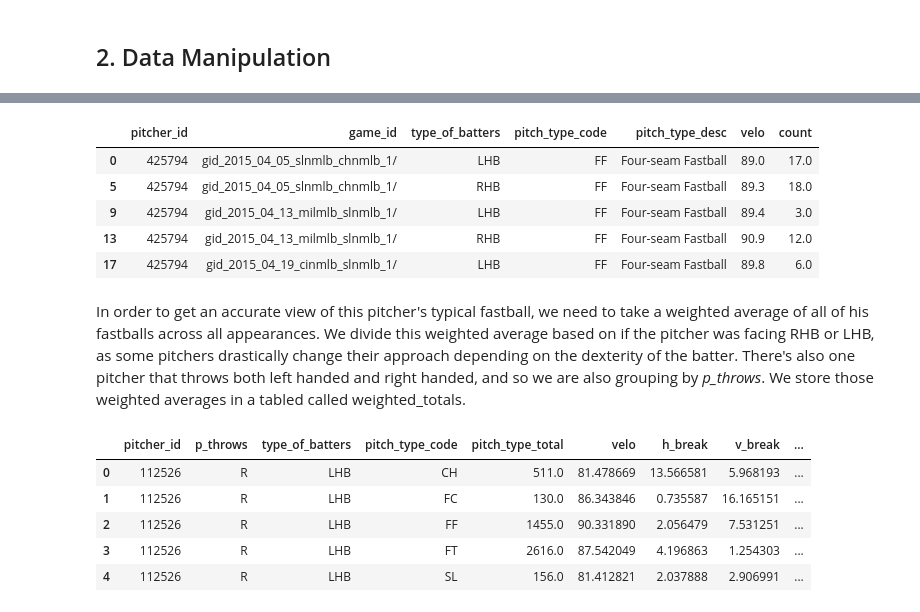
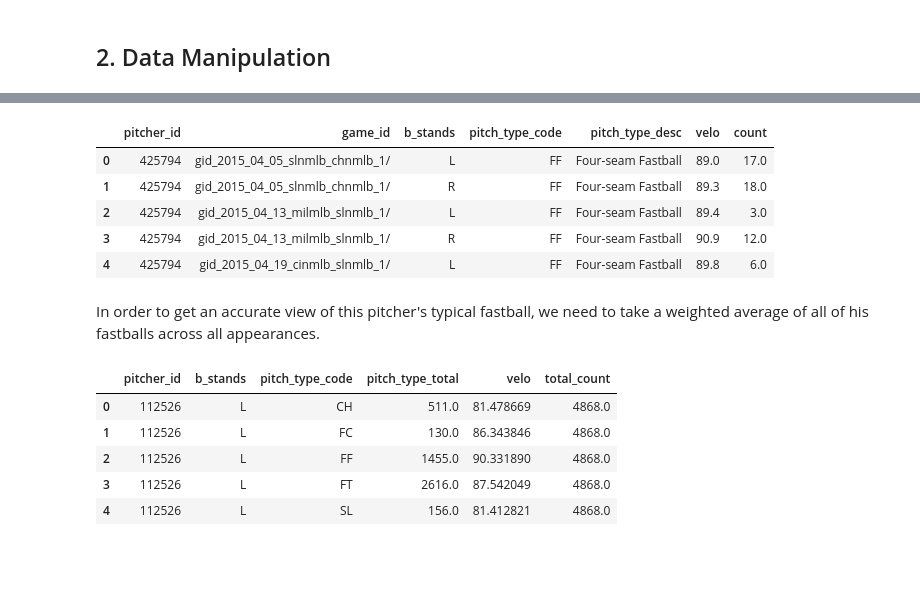
Before and after one commit to dsaltz432/MLB-Pitch-Types, a Jupyter notebook: Clustering Pitcher Types.ipynb, the cells around one changed output, grey strips where cells are left out. Drawn from its saved outputs; the diff is of its cells as text; code cells hidden in the pictures; blank space fills up the shorter version.

```diff
--- a/Clustering Pitcher Types.ipynb
+++ b/Clustering Pitcher Types.ipynb
@@ -81,0 +63,2 @@ Next, I scraped the pitching data from each url and stored it in a table called
+# %%
+conn = sqlite3.connect(constants.COMBINED_DB_NAME)
@@ -153,6 +136,6 @@ Here are the breakdown of pitch totals after grouping similar pitches.
 # %%
-def group_similar_pitches_together(df):
-
+def group_similar_pitches_together(pitches):
+    df = pitches.copy(deep=True)
     df.loc[(df.pitch_type_code=='SI'),
            ['pitch_type_code', 'pitch_type_desc']] = ['FT', 'Two-seam Fastball']
 
@@ -161,11 +144,10 @@ def group_similar_pitches_together(df):
 
     df.loc[(df.pitch_type_code=='CS') | (df.pitch_type_code=='KC'),
            ['pitch_type_code', 'pitch_type_desc']] = ['CU', 'Curveball']
-
     return df
 
-adjusted_pitches = group_similar_pitches_together(adjusted_pitches)
+adjusted_pitches = group_similar_pitches_together(pitches)
 adjusted_pitches.to_sql("adjusted_pitches", conn, if_exists="replace")
-show_pitch_type_counts()
+show_pitch_type_counts("adjusted_pitches")
 # %% [output]
 |  | pitch_type_code | pitch_type_desc | count |
@@ -187,11 +169,9 @@ def group_rare_pitches_into_other_category(df):
          | (df.pitch_type_code=='FO')
          | (df.pitch_type_code=='SB'),
            ['pitch_type_code', 'pitch_type_desc']] = ['NA', 'Other']
-    return df
 
-
-adjusted_pitches = group_rare_pitches_into_other_category(adjusted_pitches)
+group_rare_pitches_into_other_category(adjusted_pitches)
 adjusted_pitches.to_sql("adjusted_pitches", conn, if_exists="replace")
-show_pitch_type_counts()
+show_pitch_type_counts("adjusted_pitches")
 # %% [output]
 |  | pitch_type_code | pitch_type_desc | count |
@@ -223,36 +203,36 @@ def show_pitcher_id_425794(df):
     pitcher_425794 = df.loc[(df["pitcher_id"] == 425794)
                           & (df["pitch_type_code"] == "FF")]
 
-    interesting_fields = pitcher_425794[["pitcher_id","game_id","type_of_batters",
+    interesting_fields = pitcher_425794[["pitcher_id","game_id","b_stands",
                                          "pitch_type_code", "pitch_type_desc","velo","count"]]
 
     return interesting_fields.head()
 
-show_pitcher_id_425794(adjusted_pitches)
+show_pitcher_id_425794(adjusted_pitches).reset_index(drop=True)
 # %% [output]
-|  | pitcher_id | game_id | type_of_batters | pitch_type_code | pitch_type_desc | velo | count |
-| 0 | 425794 | gid_2015_04_05_slnmlb_chnmlb_1/ | LHB | FF | Four-seam Fastball | 89.0 | 17.0 |
-| 5 | 425794 | gid_2015_04_05_slnmlb_chnmlb_1/ | RHB | FF | Four-seam Fastball | 89.3 | 18.0 |
-| 9 | 425794 | gid_2015_04_13_milmlb_slnmlb_1/ | LHB | FF | Four-seam Fastball | 89.4 | 3.0 |
-| 13 | 425794 | gid_2015_04_13_milmlb_slnmlb_1/ | RHB | FF | Four-seam Fastball | 90.9 | 12.0 |
-| 17 | 425794 | gid_2015_04_19_cinmlb_slnmlb_1/ | LHB | FF | Four-seam Fastball | 89.8 | 6.0 |
+|  | pitcher_id | game_id | b_stands | pitch_type_code | pitch_type_desc | velo | count |
+| 0 | 425794 | gid_2015_04_05_slnmlb_chnmlb_1/ | L | FF | Four-seam Fastball | 89.0 | 17.0 |
+| 1 | 425794 | gid_2015_04_05_slnmlb_chnmlb_1/ | R | FF | Four-seam Fastball | 89.3 | 18.0 |
+| 2 | 425794 | gid_2015_04_13_milmlb_slnmlb_1/ | L | FF | Four-seam Fastball | 89.4 | 3.0 |
+| 3 | 425794 | gid_2015_04_13_milmlb_slnmlb_1/ | R | FF | Four-seam Fastball | 90.9 | 12.0 |
+| 4 | 425794 | gid_2015_04_19_cinmlb_slnmlb_1/ | L | FF | Four-seam Fastball | 89.8 | 6.0 |
 # %% [markdown]
-In order to get an accurate view of this pitcher's typical fastball, we need to take a weighted average of all of his fastballs across all appearances. We divide this weighted average based on if the pitcher was facing RHB or LHB, as some pitchers drastically change their approach depending on the dexterity of the batter. There's also one pitcher that throws both left handed and right handed, and so we are also grouping by *p_throws*. We store those weighted averages in a tabled called weighted_totals.
+In order to get an accurate view of this pitcher's typical fastball, we need to take a weighted average of all of his fastballs across all appearances.
 # %%
 def generate_weighted_totals(adjusted_pitches):
 
     # Get the total number of pitches for each pitch type for every pitcher
-    sql = """select pitcher_id, p_throws, type_of_batters, pitch_type_code,
+    # Remove pitches with a velo under 65
+    sql = """select pitcher_id, b_stands, pitch_type_code,
                 sum(count) as pitch_type_total
                 from adjusted_pitches
-                where type_of_data='pitch_info'
-                and velo > 30
-                group by pitcher_id, type_of_batters, pitch_type_code;
+                where velo > 65
+                group by pitcher_id, b_stands, pitch_type_code;
             """
     pitch_type_totals = pd.read_sql_query(sql, conn)
 
     # Add pitch_type_total to each pitcher for each pitch type
-    join_conditions = ['pitcher_id', 'p_throws', 'type_of_batters', 'pitch_type_code']
+    join_conditions = ['pitcher_id', 'b_stands', 'pitch_type_code']
     frequency_table = pd.merge(pitch_type_totals, adjusted_pitches,
                                how='left',
                                left_on=join_conditions,
@@ -261,52 +241,43 @@ def generate_weighted_totals(adjusted_pitches):
 
     # Weight each pitcher's stats by the number of pitches thrown from that appearance
     #    compared to total number of pitches thrown for that pitcher of that pitch type
-    sql = """select pitcher_id, p_throws, type_of_batters,
+    sql = """select pitcher_id, b_stands,
                 pitch_type_code, pitch_type_total,
-                sum(velo*(count/pitch_type_total)) as velo,
-                sum(h_break*(h_break/pitch_type_total)) as h_break,
-                sum(v_break*(v_break/pitch_type_total)) as v_break,
-                sum(strikes*(strikes/pitch_type_total)) as strikes,
-                sum(swings*(swings/pitch_type_total)) as swings,
-                sum(whiffs*(whiffs/pitch_type_total)) as whiffs,
-                sum(bib*(bib/pitch_type_total)) as bib,
-                sum(snip*(snip/pitch_type_total)) as snip,
-                sum(lwts*(lwts/pitch_type_total)) as lwts
+                sum(velo*(1.0*count/pitch_type_total)) as velo
                 from frequency_table
-                group by pitcher_id, type_of_batters,
+                group by pitcher_id, b_stands,
                 pitch_type_code, pitch_type_total;
             """
     weighted_totals = pd.read_sql_query(sql, conn)
     weighted_totals.to_sql("weighted_totals", conn, if_exists="replace")
 
     # Drop the temporary table
     cursor = conn.cursor()
     cursor.execute("drop table frequency_table;")
     cursor.close()
 
     # Add the total number of pitches as a column in weighted_totals table
-    sql = """select pitcher_id, p_throws, type_of_batters,
+    sql = """select pitcher_id, b_stands,
                 sum(pitch_type_total) as total_count
                 from weighted_totals
-                group by pitcher_id, type_of_batters;
+                group by pitcher_id, b_stands;
             """
     total_count_table = pd.read_sql_query(sql, conn)
-    join_conditions = ['pitcher_id', 'p_throws', 'type_of_batters']
+    join_conditions = ['pitcher_id', 'b_stands']
     weighted_totals = pd.merge(weighted_totals, total_count_table,
                                    how='left',
                                    left_on=join_conditions,
                                    right_on=join_conditions)
-    weighted_totals.to_sql("weighted_totals", conn, if_exists="replace")
-
     return weighted_totals
 
 
 weighted_totals = generate_weighted_totals(adjusted_pitches)
+weighted_totals.to_sql("weighted_totals", conn, if_exists="replace")
 weighted_totals.head()
 # %% [output]
-|  | pitcher_id | p_throws | type_of_batters | pitch_type_code | pitch_type_total | velo | h_break | v_break | ... |
-| 0 | 112526 | R | LHB | CH | 511.0 | 81.478669 | 13.566581 | 5.968193 | ... |
-| 1 | 112526 | R | LHB | FC | 130.0 | 86.343846 | 0.735587 | 16.165151 | ... |
-| 2 | 112526 | R | LHB | FF | 1455.0 | 90.331890 | 2.056479 | 7.531251 | ... |
-| 3 | 112526 | R | LHB | FT | 2616.0 | 87.542049 | 4.196863 | 1.254303 | ... |
-| 4 | 112526 | R | LHB | SL | 156.0 | 81.412821 | 2.037888 | 2.906991 | ... |
+|  | pitcher_id | b_stands | pitch_type_code | pitch_type_total | velo | total_count |
+| 0 | 112526 | L | CH | 511.0 | 81.478669 | 4868.0 |
+| 1 | 112526 | L | FC | 130.0 | 86.343846 | 4868.0 |
+| 2 | 112526 | L | FF | 1455.0 | 90.331890 | 4868.0 |
+| 3 | 112526 | L | FT | 2616.0 | 87.542049 | 4868.0 |
+| 4 | 112526 | L | SL | 156.0 | 81.412821 | 4868.0 |
```
Also changed, not shown: parts of 83 cells of this notebook, 13 other files.
